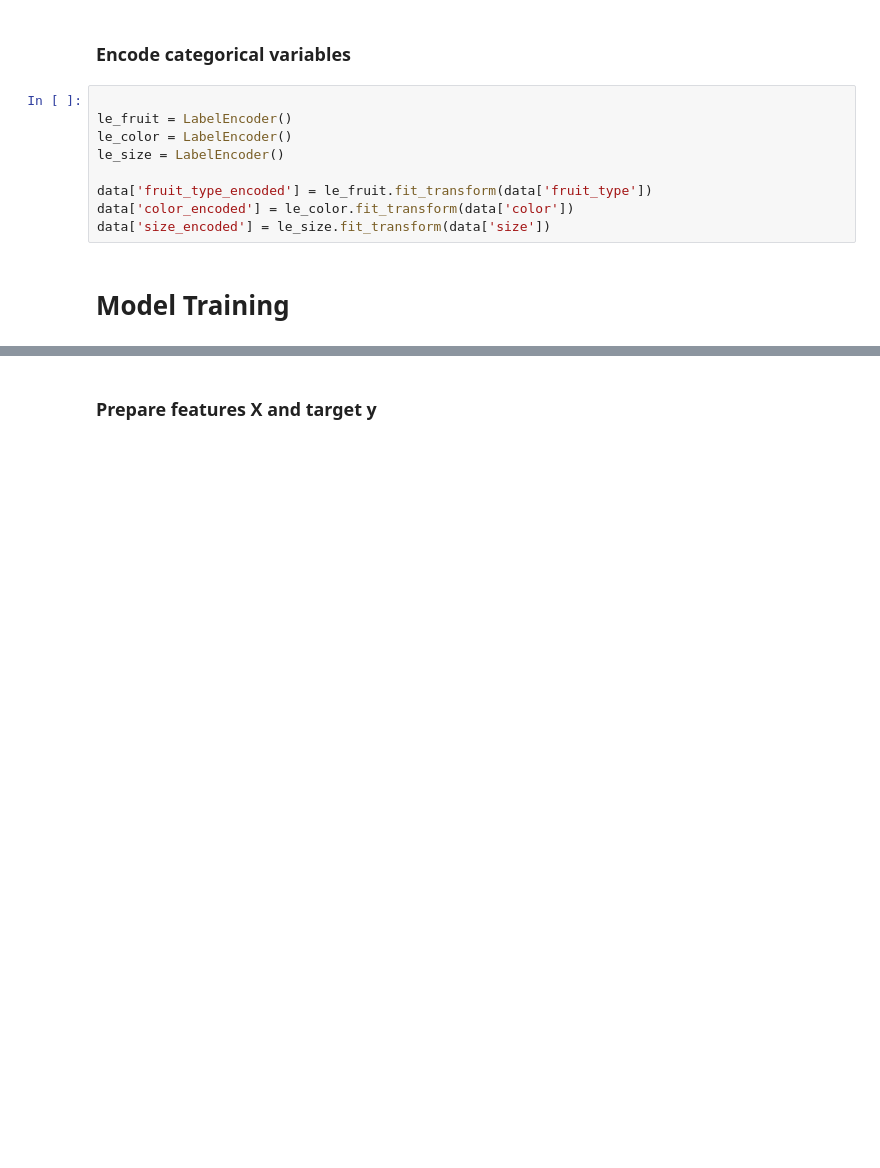
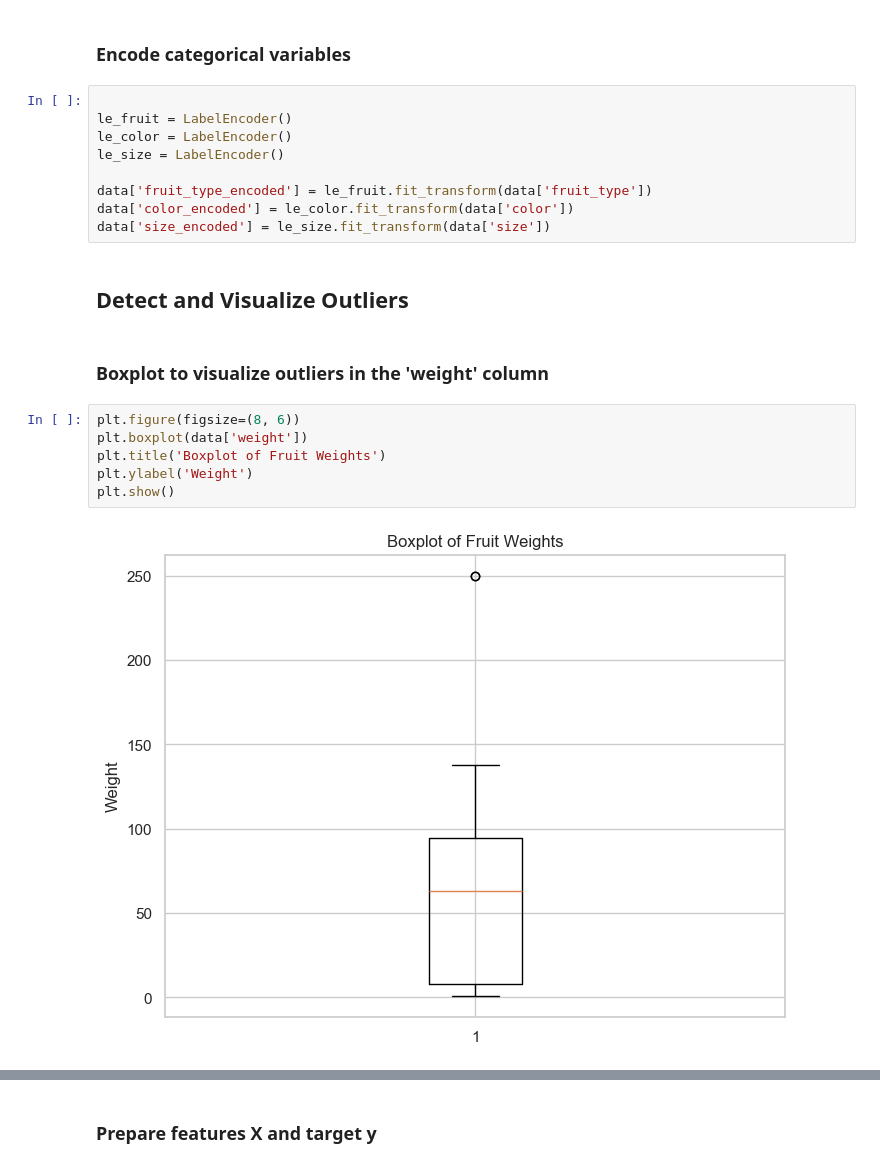
Before and after one commit to azamatgalidenov/fruitsPrediction, a Jupyter notebook: Fruits_prediction.ipynb, the cells around one changed output, grey strips where cells are left out. Drawn from its saved outputs; the diff is of its cells as text; blank space fills up the shorter version.

Commit message:
Identifying outliers and initial steps in hyperparameter tuning

```diff
--- a/Fruits_prediction.ipynb
+++ b/Fruits_prediction.ipynb
@@ -92,5 +114,15 @@ le_size = LabelEncoder()
 data['fruit_type_encoded'] = le_fruit.fit_transform(data['fruit_type'])
 data['color_encoded'] = le_color.fit_transform(data['color'])
 data['size_encoded'] = le_size.fit_transform(data['size'])
-# %% [markdown]
-# Model Training
+# %% [markdown]
+## Detect and Visualize Outliers
+# %% [markdown]
+### Boxplot to visualize outliers in the 'weight' column
+# %%
+plt.figure(figsize=(8, 6))
+plt.boxplot(data['weight'])
+plt.title('Boxplot of Fruit Weights')
+plt.ylabel('Weight')
+plt.show()
+# %% [output]
+[figure, added]
```
Also changed, not shown: parts of 58 cells of this notebook.
